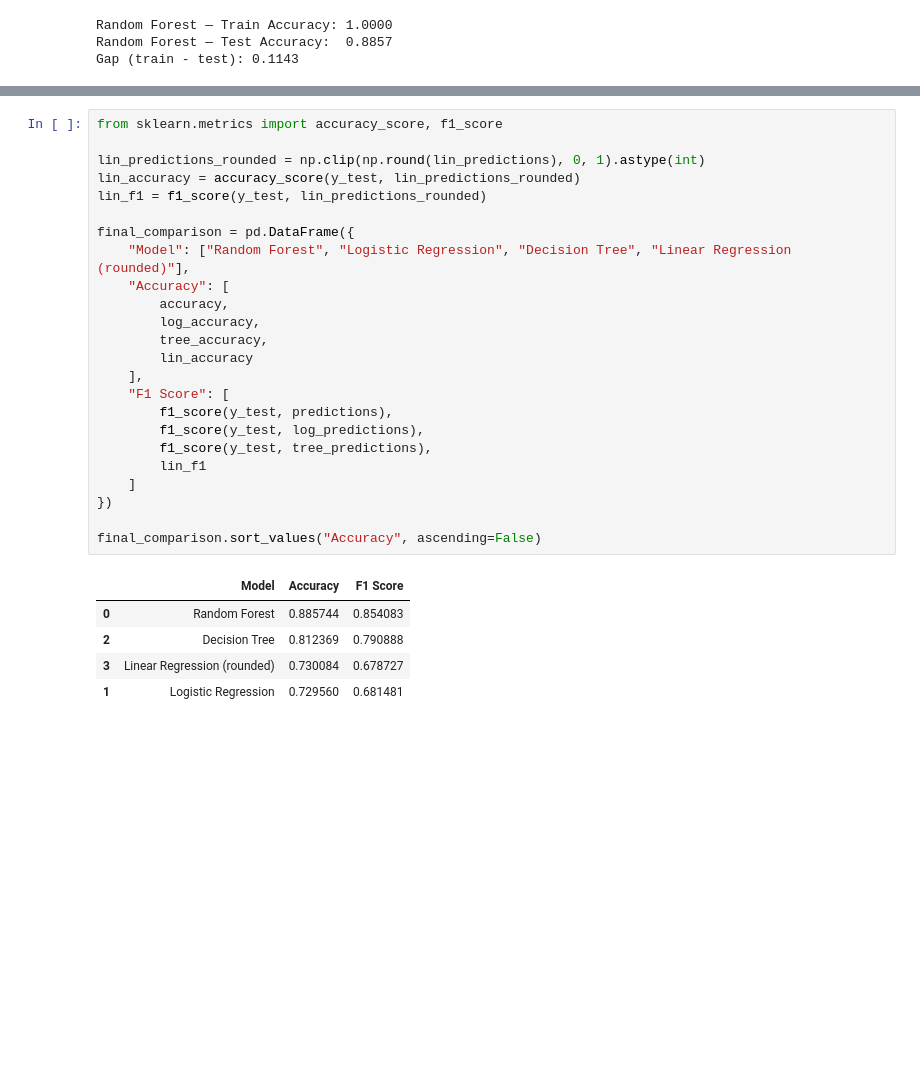
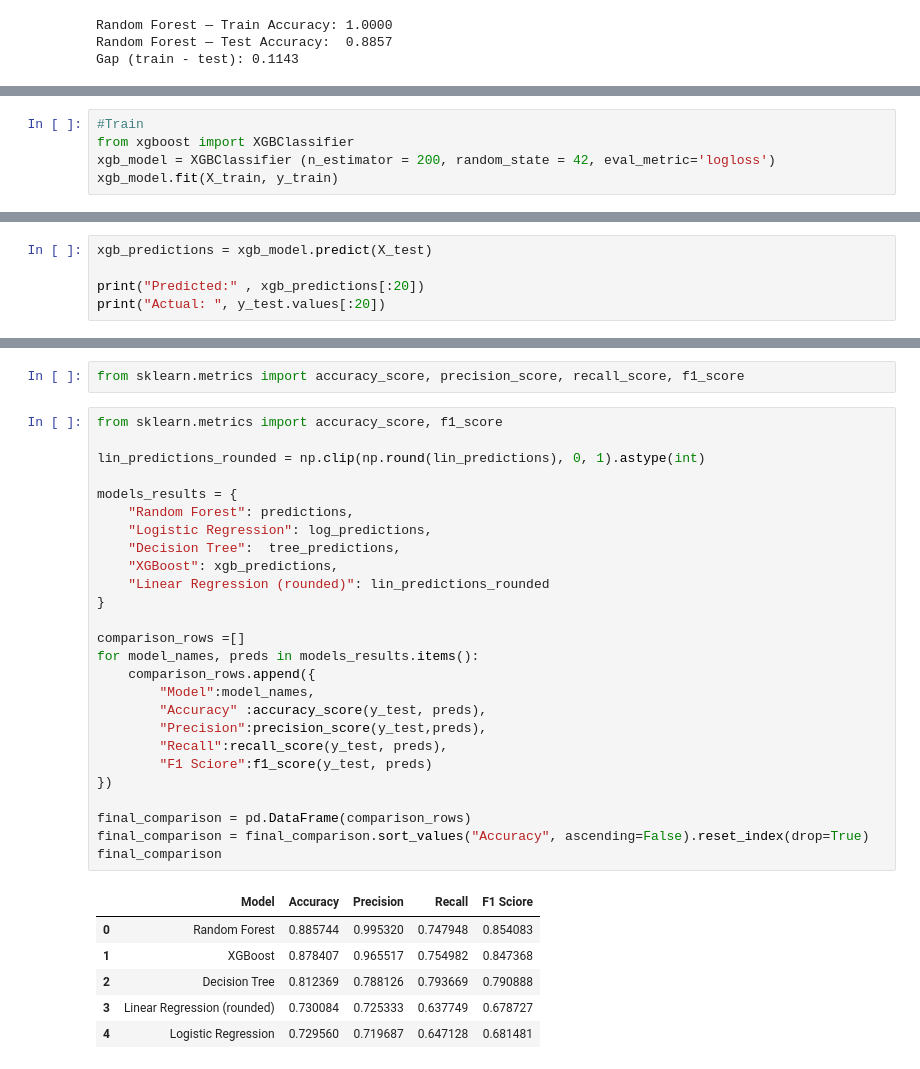
Before and after one commit to UswaKhalil/Elexoft-ml, a Jupyter notebook: Day 10/intrusion_detection_model.ipynb, the cells around one changed output, grey strips where cells are left out. Saved outputs shown, nothing was run; the diff lists cells and outputs as text; blank space fills up the shorter version.

```diff
--- a/Day 10/intrusion_detection_model.ipynb
+++ b/Day 10/intrusion_detection_model.ipynb
@@ -393,0 +416,5 @@ Gap (train - test): 0.1143
+# %%
+#Train
+from xgboost import XGBClassifier
+xgb_model = XGBClassifier (n_estimator = 200, random_state = 42, eval_metric='logloss')
+xgb_model.fit(X_train, y_train)
@@ -393,0 +437,5 @@ Gap (train - test): 0.1143
+# %%
+xgb_predictions = xgb_model.predict(X_test)
+
+print("Predicted:" , xgb_predictions[:20])
+print("Actual: ", y_test.values[:20])
@@ -394,30 +488,35 @@ Gap (train - test): 0.1143
+# %%
+from sklearn.metrics import accuracy_score, precision_score, recall_score, f1_score
 # %%
 from sklearn.metrics import accuracy_score, f1_score
 
 lin_predictions_rounded = np.clip(np.round(lin_predictions), 0, 1).astype(int)
-lin_accuracy = accuracy_score(y_test, lin_predictions_rounded)
-lin_f1 = f1_score(y_test, lin_predictions_rounded)
 
-final_comparison = pd.DataFrame({
-    "Model": ["Random Forest", "Logistic Regression", "Decision Tree", "Linear Regression (rounded)"],
-    "Accuracy": [
-        accuracy,
-        log_accuracy,
-        tree_accuracy,
-        lin_accuracy
-    ],
-    "F1 Score": [
-        f1_score(y_test, predictions),
-        f1_score(y_test, log_predictions),
-        f1_score(y_test, tree_predictions),
-        lin_f1
-    ]
+models_results = {
+    "Random Forest": predictions,
+    "Logistic Regression": log_predictions,
+    "Decision Tree":  tree_predictions,
+    "XGBoost": xgb_predictions,
+    "Linear Regression (rounded)": lin_predictions_rounded
+}
+
+comparison_rows =[]
+for model_names, preds in models_results.items():
+    comparison_rows.append({
+        "Model":model_names,
+        "Accuracy" :accuracy_score(y_test, preds),
+        "Precision":precision_score(y_test,preds),
+        "Recall":recall_score(y_test, preds),
+        "F1 Sciore":f1_score(y_test, preds)
 })
 
-final_comparison.sort_values("Accuracy", ascending=False)
+final_comparison = pd.DataFrame(comparison_rows)
+final_comparison = final_comparison.sort_values("Accuracy", ascending=False).reset_index(drop=True)
+final_comparison
 # %% [output]
-|  | Model | Accuracy | F1 Score |
-| 0 | Random Forest | 0.885744 | 0.854083 |
-| 2 | Decision Tree | 0.812369 | 0.790888 |
-| 3 | Linear Regression (rounded) | 0.730084 | 0.678727 |
-| 1 | Logistic Regression | 0.729560 | 0.681481 |
+|  | Model | Accuracy | Precision | Recall | F1 Sciore |
+| 0 | Random Forest | 0.885744 | 0.995320 | 0.747948 | 0.854083 |
+| 1 | XGBoost | 0.878407 | 0.965517 | 0.754982 | 0.847368 |
+| 2 | Decision Tree | 0.812369 | 0.788126 | 0.793669 | 0.790888 |
+| 3 | Linear Regression (rounded) | 0.730084 | 0.725333 | 0.637749 | 0.678727 |
+| 4 | Logistic Regression | 0.729560 | 0.719687 | 0.647128 | 0.681481 |
```
Also changed, not shown: parts of 7 cells of this notebook, 4 other files.
